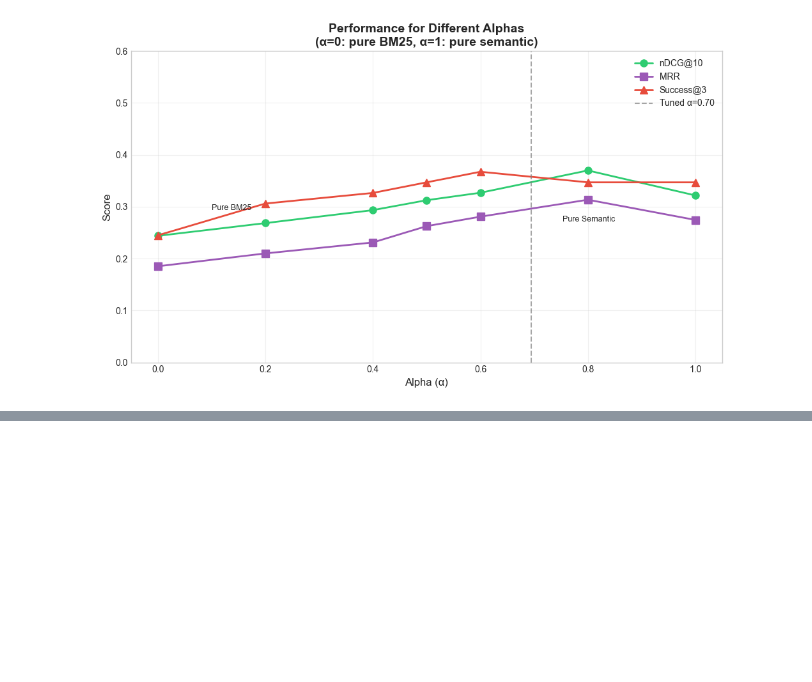
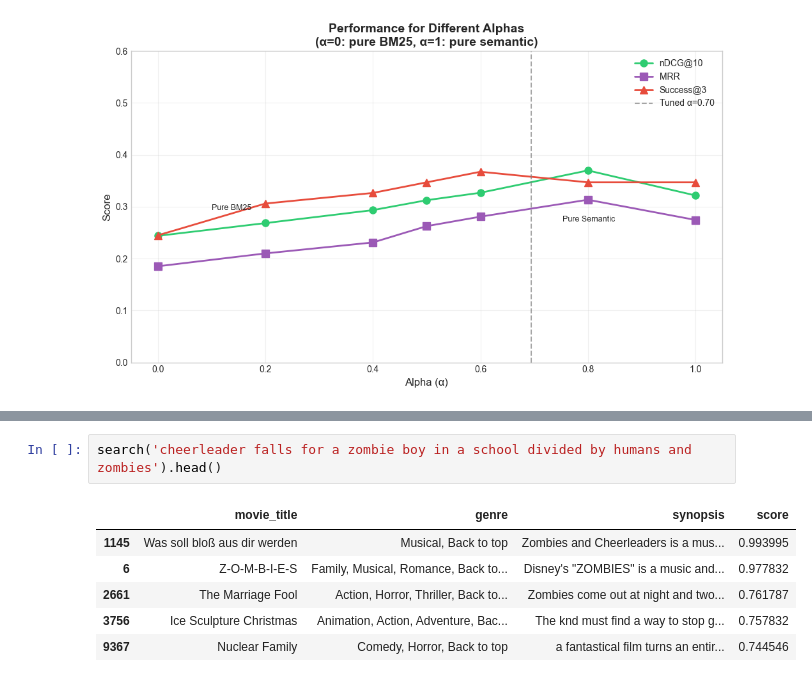
Before and after one commit to TheoXiong7/UIUCinema, a Jupyter notebook: Train.ipynb, the cells around one changed output, grey strips where cells are left out. Saved outputs shown, nothing was run; the diff lists cells and outputs as text; blank space fills up the shorter version.

```diff
--- a/Train.ipynb
+++ b/Train.ipynb
@@ -639,0 +658,9 @@ plt.show()
+# %%
+search('cheerleader falls for a zombie boy in a school divided by humans and zombies').head()
+# %% [output]
+|  | movie_title | genre | synopsis | score |
+| 1145 | Was soll bloß aus dir werden | Musical, Back to top | Zombies and Cheerleaders is a mus... | 0.993995 |
+| 6 | Z-O-M-B-I-E-S | Family, Musical, Romance, Back to... | Disney's "ZOMBIES" is a music and... | 0.977832 |
+| 2661 | The Marriage Fool | Action, Horror, Thriller, Back to... | Zombies come out at night and two... | 0.761787 |
+| 3756 | Ice Sculpture Christmas | Animation, Action, Adventure, Bac... | The knd must find a way to stop g... | 0.757832 |
+| 9367 | Nuclear Family | Comedy, Horror, Back to top | a fantastical film turns an entir... | 0.744546 |
```
Also changed, not shown: parts of 2 cells of this notebook.
